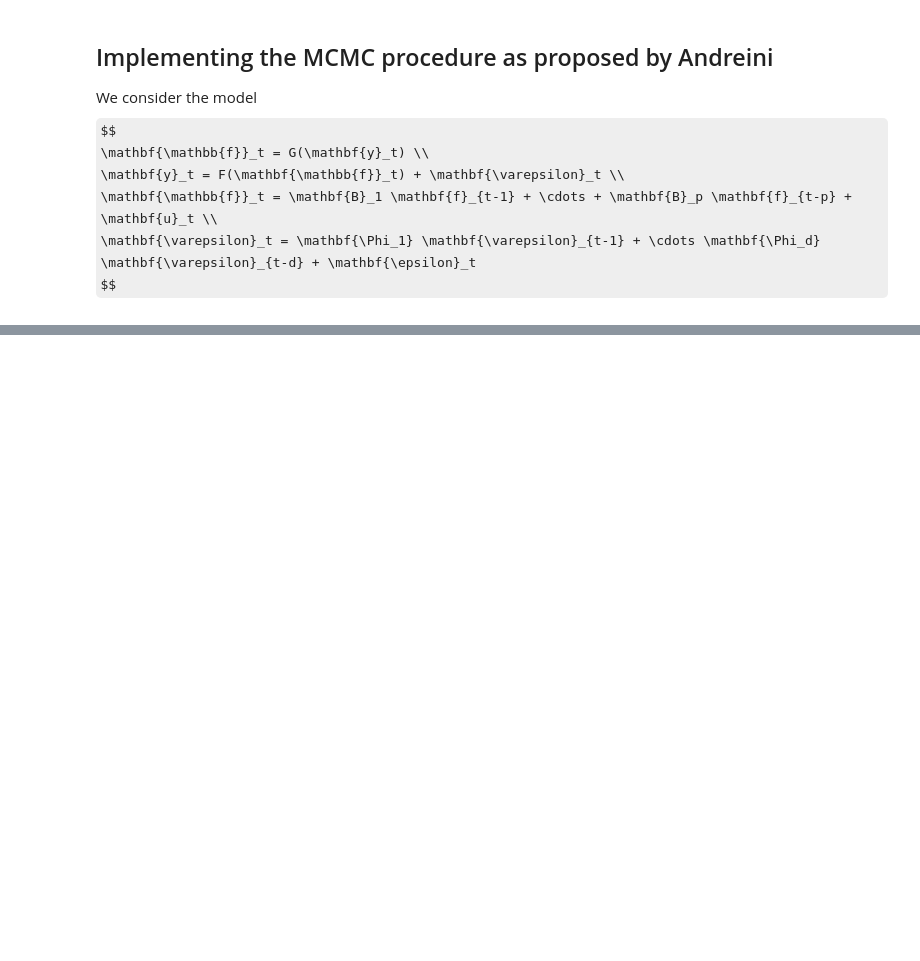
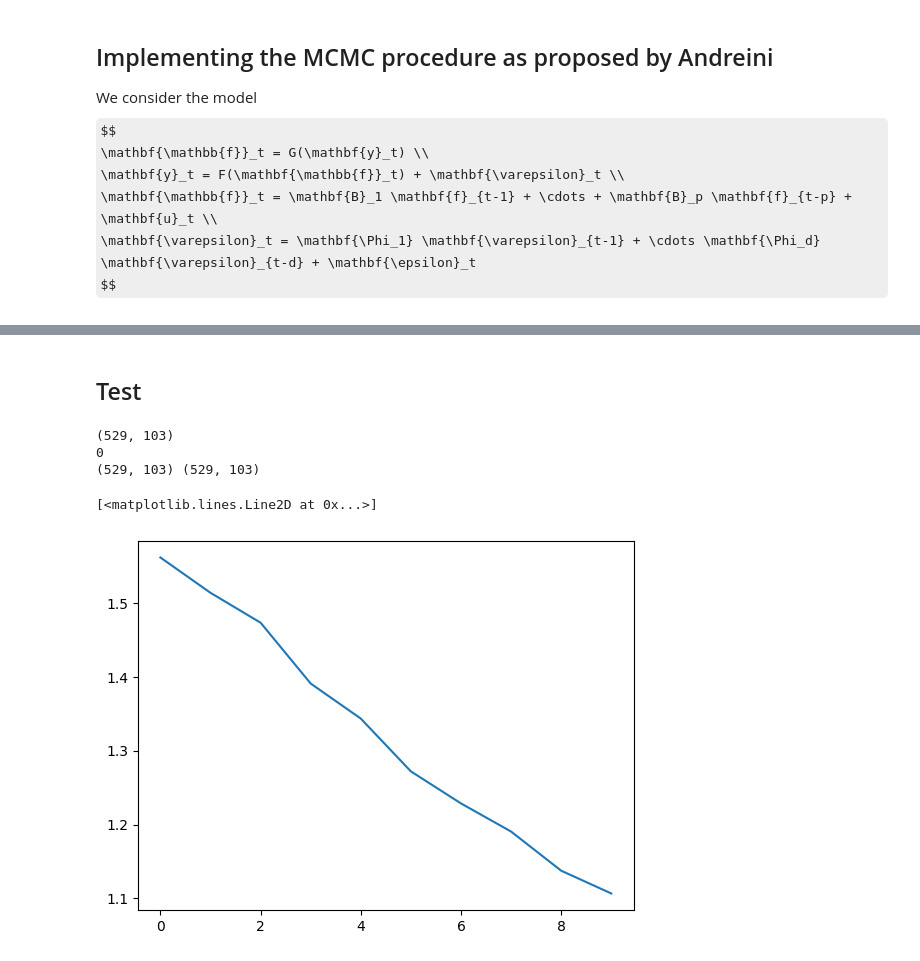
Before and after one commit to julianvanmeggelen/Thesis, a Jupyter notebook: Andreini/Andreini.ipynb, the cells around one changed output, grey strips where cells are left out. Cells and saved outputs as stored; diff of their text form; code cells hidden in the pictures; some formulas as TeX source; blank space fills up the shorter version.

```diff
--- a/Andreini/Andreini.ipynb
+++ b/Andreini/Andreini.ipynb
@@ -62,16 +89,56 @@ plt.plot(sim.T);
 # %%
-def init_eps(n,T):
+def init_eps(T,n):
     """
     Initinitalize idiosyncratic error terms.
     """
     #TODO: How to do this lol?
-    return np.random.normal(size = (n,T))
+    return np.random.normal(size = (T,n))
 
-def d2FMMCMC(y: np.ndarray, autoEncoder: AutoEncoder):
-    n = y.shape[0]
-    eps = init_eps()
-    phi = ArProcess(n,T,d=1).fit(eps)
+def d2FMMCMC(y: np.ndarray, model: AutoEncoder, n_epoch:int, optimizer: optim.Optimizer, criterion: nn.Module):
+    n = y.shape[1]
+    T = y.shape[0]
+    eps = init_eps(T,n)
+    print(eps.shape)
+    phi = ArProcess(T,n,d=1).fit(eps)
+    convergence = False
+    loss_hist = []
+    y_tensor = torch.from_numpy(y).float()
+    i = 0
     while not convergence:
+        print(i)
+        print(y.shape, phi.conditionalExpectation().shape )
         y_tilde = y - phi.conditionalExpectation()
         for epoch in range(n_epoch):
             y_tilde_mc = y_tilde+phi.simulate()
+
+            optimizer.zero_grad()
+            model_in = torch.from_numpy(y_tilde_mc).float()
+            out = model(model_in)
+            loss  = criterion(out, model_in)
+            loss.backward()
+            optimizer.step()
+            loss_hist.append(loss.item())
+        eps = y - model(y_tensor).detach().numpy()
+        phi = ArProcess(T,n,d=1).fit(eps)
+        i+=1
+        convergence = i = 5
+    return phi, model, loss_hist
+# %% [markdown]
+## Test
+# %%
+y = load_y()
+input_dim = y.shape[1]
+factor_dim = 10
+enc = Encoder(hidden_dim = [input_dim, factor_dim], activation=nn.Identity()) #fully linear
+dec = Decoder(hidden_dim = [factor_dim, input_dim])
+model = AutoEncoder(enc, dec)
+phi, model, loss_hist = d2FMMCMC(y=y, model=model, n_epoch=10, optimizer = optim.Adam(params=model.parameters(),lr=0.01), criterion= nn.MSELoss())
+# %% [output]
+(529, 103)
+0
+(529, 103) (529, 103)
+# %%
+plt.plot(loss_hist)
+# %% [output]
+[<matplotlib.lines.Line2D at 0x...>]
+[figure, added]
```
Also changed, not shown: parts of 5 cells of this notebook, 1 other file.
